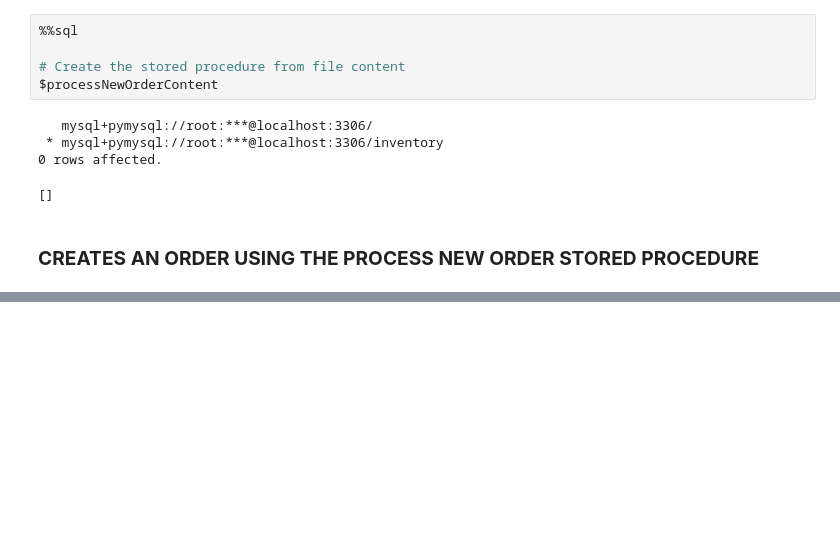
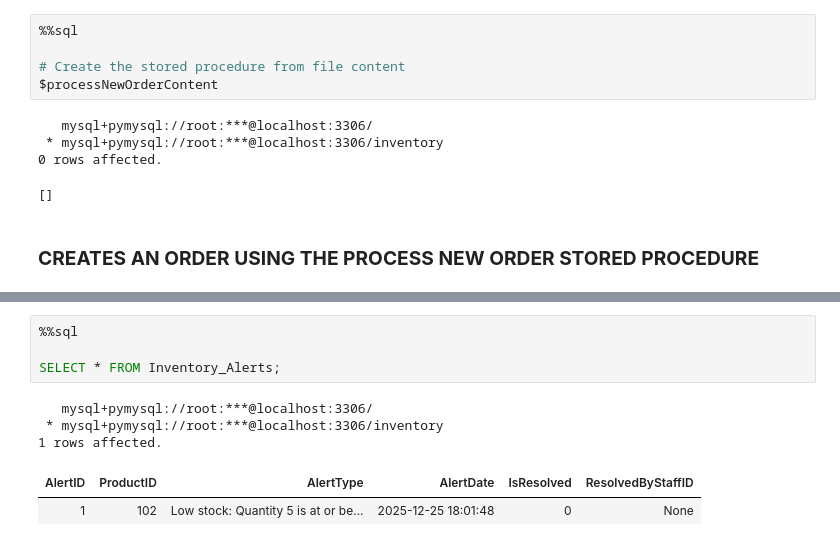
Before and after one commit to PercyAyimbilaNsolemna/Inventory_And_Order_Management_System, a Jupyter notebook: Notebooks/inventoryManagementSystem.ipynb, the cells around one changed output, grey strips where cells are left out. Saved outputs shown, nothing was run; the diff lists cells and outputs as text; blank space fills up the shorter version.

Commit message:
Add a trigger for generating inventory alerts when the reorder level in the inventory table is less than or equal to the quantity on hand.

```diff
--- a/Notebooks/inventoryManagementSystem.ipynb
+++ b/Notebooks/inventoryManagementSystem.ipynb
@@ -639,0 +665,10 @@ CALL ProcessNewOrder(@CustomerID, @newOrders);
+# %%
+%%sql
+
+SELECT * FROM Inventory_Alerts;
+# %% [output]
+   mysql+pymysql://root:***@localhost:3306/
+ * mysql+pymysql://root:***@localhost:3306/inventory
+1 rows affected.
+| AlertID | ProductID | AlertType | AlertDate | IsResolved | ResolvedByStaffID |
+| 1 | 102 | Low stock: Quantity 5 is at or be... | 2025-12-25 18:01:48 | 0 | None |
```
Also changed, not shown: parts of 7 cells of this notebook, 1 other file.
